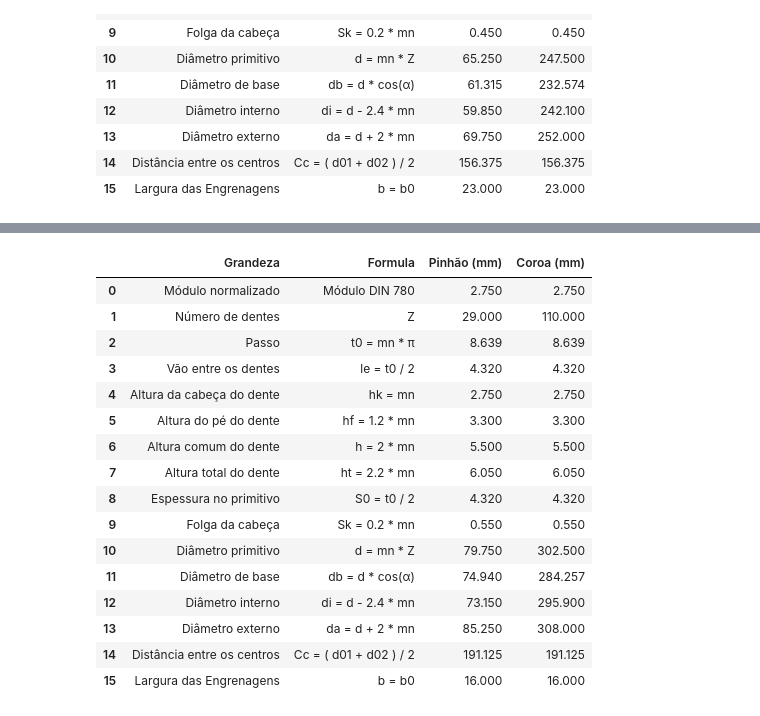
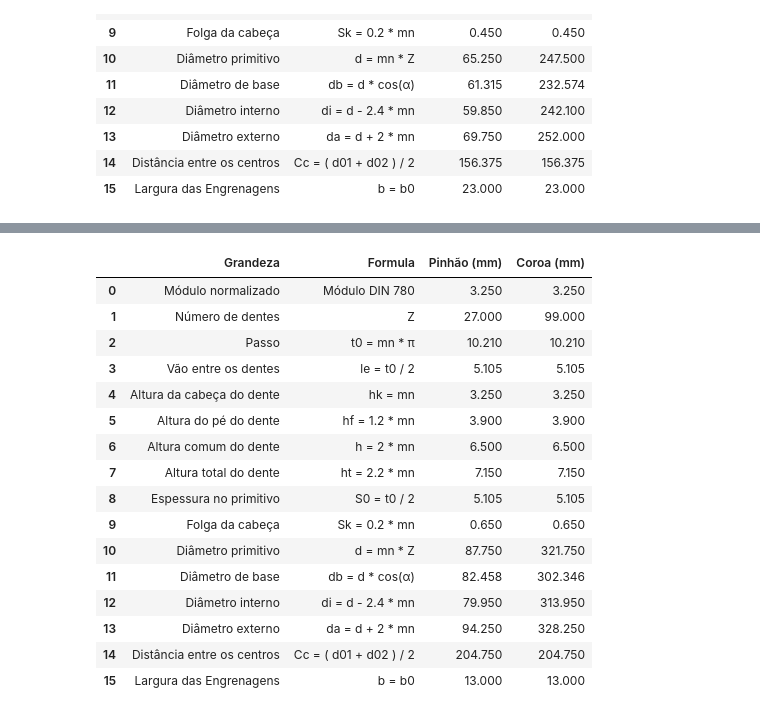
Before and after one commit to odailsono2/CHdocenteIFRNjc, a Jupyter notebook: Dim_Engrenagens.ipynb, the cells around one changed output, grey strips where cells are left out. Drawn from its saved outputs; the diff is of its cells as text; code cells hidden in the pictures.

```diff
--- a/Dim_Engrenagens.ipynb
+++ b/Dim_Engrenagens.ipynb
@@ -566,16 +346,16 @@ import pandas as pd
 
 # @markdown ### Dados do Motor:
 # @markdown ##### Potência (kw):
-P_kW = 11 # @param {"type":"number","placeholder":"11"}
+P_kW = 5.5 # @param {"type":"number","placeholder":"11"}
 
 # @markdown ##### Rotação (rpm):
-n_rpm = 1140  # @param {"type":"number","placeholder":"11"}    # Rotação (rpm)
+n_rpm = 558.82  # @param {"type":"number","placeholder":"11"}    # Rotação (rpm)
 # @markdown ##### Relação de transmissão:
-i = 3.79 # @param {"type":"number","placeholder":"11"} # Relação de transmissão
+i = 3.67 # @param {"type":"number","placeholder":"11"} # Relação de transmissão
 
 # @markdown ### Dados da Engrenagem:
 # @markdown ##### Número de dentes do pinhão
-Z1 = 29 # @param {"type":"number","placeholder":"11"}  # Número de dentes do pinhão
+Z1 = 27 # @param {"type":"number","placeholder":"11"}  # Número de dentes do pinhão
 
 # @markdown ##### Ângulo de pressao (graus)
 Angulo_de_Pressao = 20 # @param {"type":"number","placeholder":"11"} # Ângulo de pressao (graus)
@@ -588,13 +368,21 @@ Tipo_aplicação = "Eixo de Transmissão - Cargas uniformes" # @param ["Agitador
 # @markdown ###### Marque/Desmarque para 10h/24h:
-tempo_aplicacao24h = False # @param {"type":"boolean","placeholder":"true"}
+tempo_aplicacao24h = True # @param {"type":"boolean","placeholder":"true"}
 
 # @markdown ##### Relação largura / diâmetro primitivo
 Y = 0.25 # @param {"type":"number","placeholder":"11"}  # Relação largura / diâmetro primitivo
 
 # @markdown ##### Selecione o Material de Fabricação da Engrenage:
-Material = "SAE 4340" # @param ["FoFo cinzento","FoFo nodular","Aço fundido","SAE 1010", "SAE 1020","SAE 1040", "SAE 1050","SAE 4320", "SAE 4340","SAE 8620", "SAE 8640","Mat. Sintético - Resinas"]
+Material = "SAE 8640" # @param ["FoFo cinzento","FoFo nodular","Aço fundido","SAE 1010", "SAE 1020","SAE 1040", "SAE 1050","SAE 4320", "SAE 4340","SAE 8620", "SAE 8640","Mat. Sintético - Resinas"]
 # @markdown ###### Marque/Desmarque para usar valor Max/Min de dureza do material:
 UsarDurezaMaxima = True # @param {"type":"boolean","placeholder":"true"}
+
+# @markdown ##### Dureza do Material HB:
+
+HB = 60 # @param {"type":"number","placeholder":"11"}  # Relação largura / diâmetro primitivo
+UnidadeDureza = "Rockwell_C" # @param ["Brinell_Impressao_mm",	"Dureza_HB",	"Resistencia_Nmm2",	"Rockwell_C",	"Rockwell_B",	"Rockwell_A",	"Shore",	"Vickers"]
+# @markdown ###### Marque/Desmarque para usar valor Max/Min de dureza do material:
+UsarDurezaInformada = True # @param {"type":"boolean","placeholder":"true"}
+
 # @markdown ###### Marque/Desmarque para engrenamento interno/externo:
 eng_interno = True # @param {"type":"boolean","placeholder":"true"}
 # @markdown ###### Marque/Desmarque para engrenamento biapoiado/em balanço:
@@ -660,13 +448,26 @@ engrenamento_interno = 1 if eng_interno else -1
 
 tipo_engrenamento = 1.2 if biapoiado else 0.75
 
-modulos_normais = np.array([1.0, 1.25, 1.5, 1.75, 2.0, 2.25, 2.5, 2.75, 3.0, 3.25, 3.5, 3.75, 4.0])
+modulos_normais = np.array([1.0, 1.25, 1.5, 1.75, 2.0, 2.25,
+                            2.5, 2.75, 3.0, 3.25, 3.5, 3.75,
+                            4.0, 4.5, 5, 5.5, 6, 6.5, 7, 8, 9,
+                            10, 11, 12, 13, 14, 15, 16, 18,
+                            20, 22, 24, 27, 30, 33, 36, 39, 42, 45,
+                            50, 55, 60, 65, 70, 75])
 
 tau_mat = consultar_tensao_material(Material) # Tensão do material
 
-HB = consultar_faixa_brinell(Material)[1] if UsarDurezaMaxima else consultar_faixa_brinell(Material)[0]
+if UsarDurezaInformada:
+  HB = converter_dureza(HB, f'{UnidadeDureza}',"Dureza_HB")
 
-phi = consultar_fator_servico(Tipo_aplicação, 24 if tempo_aplicacao24h else 10)
+  if not HB:
+    HB = consultar_faixa_brinell(Material)[1] if UsarDurezaMaxima else consultar_faixa_brinell(Material)[0]
+
+else:
+  HB = consultar_faixa_brinell(Material)[1] if UsarDurezaMaxima else consultar_faixa_brinell(Material)[0]
+  # print(f'HB={HB}')
+
+phi = consultar_fator_servico(f'{Tipo_aplicação}', 24 if tempo_aplicacao24h else 10)
 
 # ---------- Cálculos ----------
 beta_rad = np.radians(Angulo_de_Pressao)
@@ -690,10 +491,18 @@ d01 = (X / Y) ** (1/3)
 ms = d01 / Z1
 
 #normalizar para o valor mais proximo da tabela DIN 780 pag 99/100 Melconian
-indice_do_menor_modulo = np.argmin(np.abs(modulos_normais - ms))
-ms_norm = modulos_normais[indice_do_menor_modulo]
+#indice_do_menor_modulo = np.argmin(np.abs(modulos_normais - ms))
+# ms_norm = modulos_normais[indice_do_menor_modulo]
+
+modulos_filtrados = modulos_normais[modulos_normais >= ms]
+if np.size(modulos_filtrados)>0:
+  ms_norm = np.min(modulos_filtrados)
+else:
+  ms_norm = np.max(modulos_normais)
 
 
+indice_do_menor_modulo = np.argmin(modulos_normais == ms_norm)
+print(indice_do_menor_modulo)
 # 7. Diametro primitivo recalculado
 d01_recalculo = ms_norm * Z1
 
@@ -707,6 +516,8 @@ q = interpolar_q(Z1, 'interno' if tipo_engrenamento == -1 else 'externo')      #
 tau_max = Ft * q * phi / (b1 * ms_norm)
 
 # 10. Analise de dimensionamento
+print(tau_mat)
+print(tau_max)
 
 redimensionar = tau_max > tau_mat
 
@@ -813,6 +624,12 @@ else:
 if hipotese2:
   # ---------- Resultados em tabela ----------
   print("Hipotese 2: Aumentar o valor do módulo normalizado")
+  print(ms_norm)
+  print(b1)
+  print(d01_recalculo)
+  print(tau_max)
+  print(tau_mat)
+
   resultado = preencher_dimensoes_completo(ms_norm, Z1,ms_norm, np.round(Z1*i,0),b1)
 else:
   print(">>Hipotese 2 falhou")
@@ -872,17 +697,17 @@ Hipotese 2: Aumentar o valor do módulo normalizado
 |  | Grandeza | Formula | Pinhão (mm) | Coroa (mm) |
-| 0 | Módulo normalizado | Módulo DIN 780 | 2.750 | 2.750 |
-| 1 | Número de dentes | Z | 29.000 | 110.000 |
-| 2 | Passo | t0 = mn * π | 8.639 | 8.639 |
-| 3 | Vão entre os dentes | le = t0 / 2 | 4.320 | 4.320 |
-| 4 | Altura da cabeça do dente | hk = mn | 2.750 | 2.750 |
-| 5 | Altura do pé do dente | hf = 1.2 * mn | 3.300 | 3.300 |
-| 6 | Altura comum do dente | h = 2 * mn | 5.500 | 5.500 |
-| 7 | Altura total do dente | ht = 2.2 * mn | 6.050 | 6.050 |
-| 8 | Espessura no primitivo | S0 = t0 / 2 | 4.320 | 4.320 |
-| 9 | Folga da cabeça | Sk = 0.2 * mn | 0.550 | 0.550 |
-| 10 | Diâmetro primitivo | d = mn * Z | 79.750 | 302.500 |
-| 11 | Diâmetro de base | db = d * cos(α) | 74.940 | 284.257 |
-| 12 | Diâmetro interno | di = d - 2.4 * mn | 73.150 | 295.900 |
-| 13 | Diâmetro externo | da = d + 2 * mn | 85.250 | 308.000 |
-| 14 | Distância entre os centros | Cc = ( d01 + d02 ) / 2 | 191.125 | 191.125 |
-| 15 | Largura das Engrenagens | b = b0 | 16.000 | 16.000 |
+| 0 | Módulo normalizado | Módulo DIN 780 | 3.250 | 3.250 |
+| 1 | Número de dentes | Z | 27.000 | 99.000 |
+| 2 | Passo | t0 = mn * π | 10.210 | 10.210 |
+| 3 | Vão entre os dentes | le = t0 / 2 | 5.105 | 5.105 |
+| 4 | Altura da cabeça do dente | hk = mn | 3.250 | 3.250 |
+| 5 | Altura do pé do dente | hf = 1.2 * mn | 3.900 | 3.900 |
+| 6 | Altura comum do dente | h = 2 * mn | 6.500 | 6.500 |
+| 7 | Altura total do dente | ht = 2.2 * mn | 7.150 | 7.150 |
+| 8 | Espessura no primitivo | S0 = t0 / 2 | 5.105 | 5.105 |
+| 9 | Folga da cabeça | Sk = 0.2 * mn | 0.650 | 0.650 |
+| 10 | Diâmetro primitivo | d = mn * Z | 87.750 | 321.750 |
+| 11 | Diâmetro de base | db = d * cos(α) | 82.458 | 302.346 |
+| 12 | Diâmetro interno | di = d - 2.4 * mn | 79.950 | 313.950 |
+| 13 | Diâmetro externo | da = d + 2 * mn | 94.250 | 328.250 |
+| 14 | Distância entre os centros | Cc = ( d01 + d02 ) / 2 | 204.750 | 204.750 |
+| 15 | Largura das Engrenagens | b = b0 | 13.000 | 13.000 |
```
Also changed, not shown: parts of 11 cells of this notebook.
